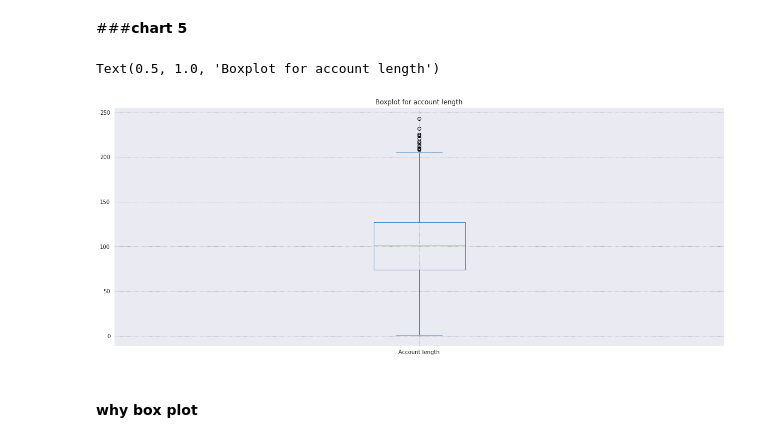
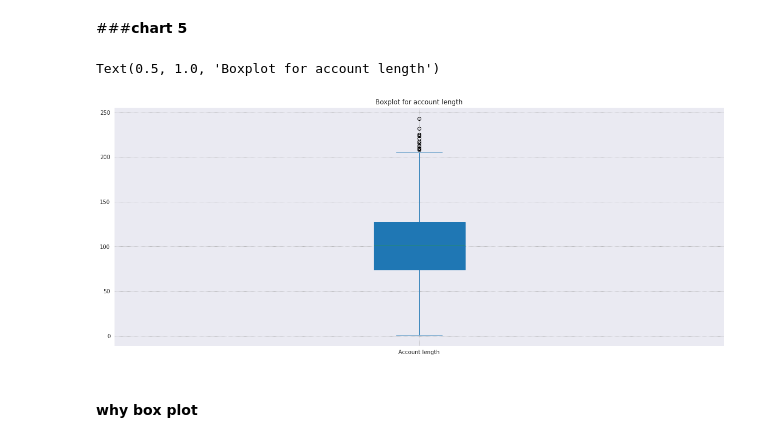
Before and after one commit to surya81/myproject, a Jupyter notebook: Telecom_Churn_Analysis.ipynb, the cells around one changed output. Cells and saved outputs as stored; diff of their text form; code cells hidden in the pictures.

```diff
--- a/Telecom_Churn_Analysis.ipynb
+++ b/Telecom_Churn_Analysis.ipynb
@@ -660,14 +660,15 @@ plt.savefig("Commulatative bar plot of states")
 # %%
 sns.set_style("darkgrid", {"grid.color": ".6", "grid.linestyle": ":"})
 # set width of bar
 fig = plt.subplots(figsize =(20, 8))
 #account length of customer are less than total no of customer
 #find outlier in account length
-telecom_dataset["Account length"].plot(kind='box')
+telecom_dataset["Account length"].plot(kind='box',
+                                       patch_artist = True,)
 plt.title("Boxplot for account length")
 # %% [output]
 Text(0.5, 1.0, 'Boxplot for account length')
-[figure, old version]
+[figure, new version]
 # %% [markdown]
 #### **why box plot**
 # %% [markdown]
```
Also changed, not shown: parts of 3 cells of this notebook.
